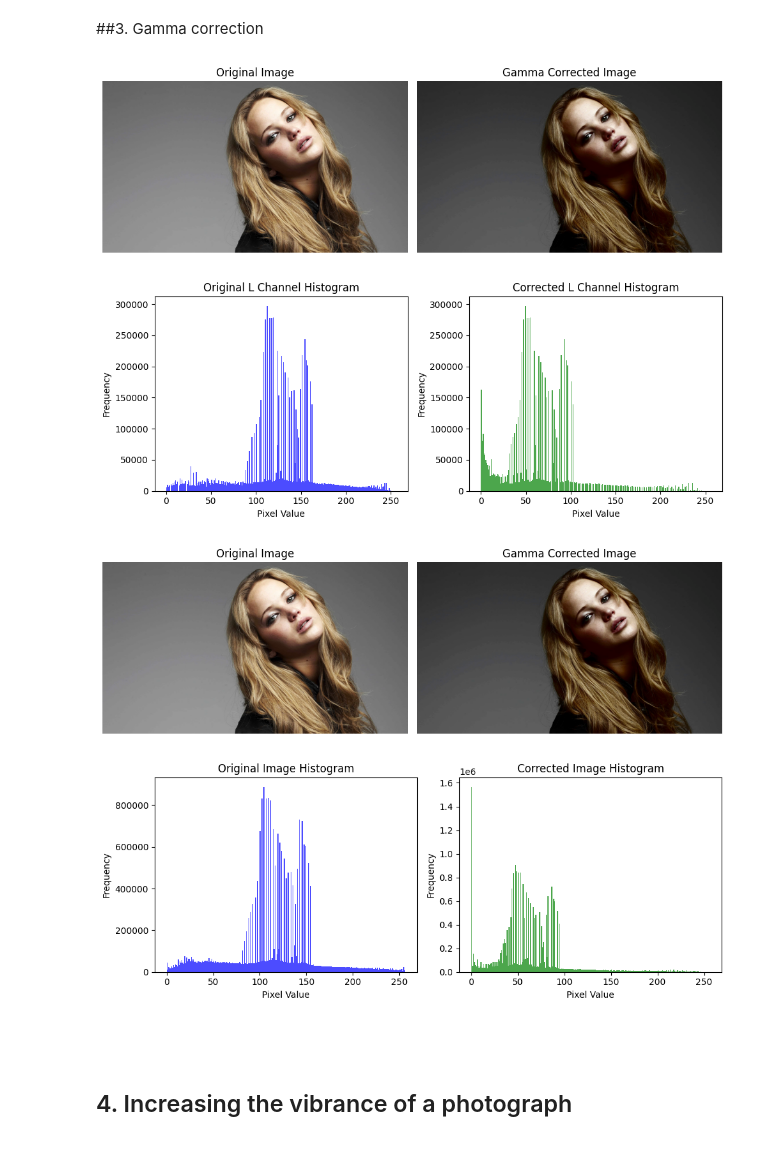
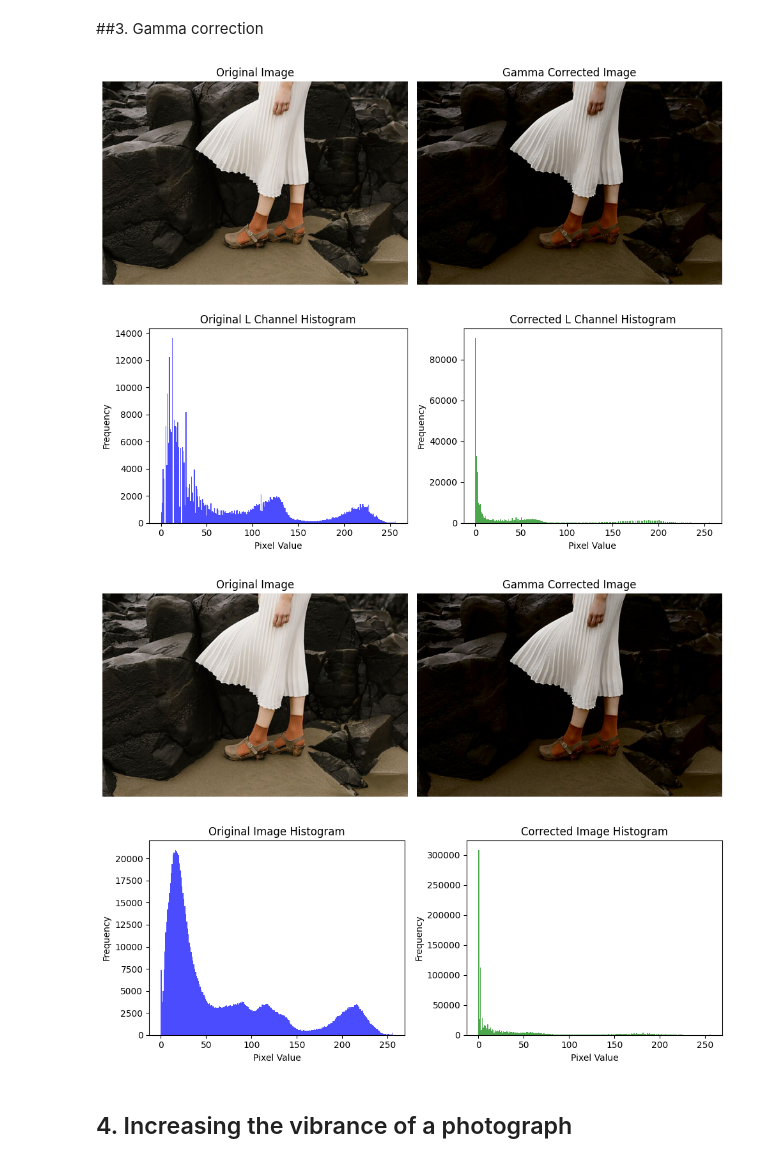
Before and after one commit to KavinduKariyawasam/Image_Processing, a Jupyter notebook: Assignment1.ipynb, the cells around one changed output. Drawn from its saved outputs; the diff is of its cells as text; code cells hidden in the pictures.

```diff
--- a/Assignment1.ipynb
+++ b/Assignment1.ipynb
@@ -88,15 +88,15 @@ Text(0.5, 1.0, 'Accentuate white matter')
 # %% [markdown]
 ##3. Gamma correction
 # %%
-import cv2
+import cv2 as cv
 import numpy as np
 import matplotlib.pyplot as plt
 
 # Load the image
-img_bgr = cv2.imread('/content/drive/MyDrive/Image processing/Assignment1/jeniffer.jpg')
+img_bgr = cv.imread('/content/drive/MyDrive/Image processing/Assignment1/highlights_and_shadows.jpg')
 
 # Convert the image to L*a*b* color space
-img_lab = cv2.cvtColor(img_bgr, cv2.COLOR_BGR2Lab)
+img_lab = cv.cvtColor(img_bgr, cv2.COLOR_BGR2Lab)
 
 # Extract the L channel
 L_channel = img_lab[:,:,0]
@@ -104,57 +104,57 @@ L_channel = img_lab[:,:,0]
 # Apply gamma correction to the L channel
 gamma = 2
 table = np.array([(i/255.0)**(gamma)*255.0 for i in np.arange(0, 256)]).astype('uint8')
-L_corrected = cv2.LUT(L_channel, table)
+L_corrected = cv.LUT(L_channel, table)
 
 # Replace the corrected L channel in the image
 img_lab_corrected = img_lab.copy()
 img_lab_corrected[:,:,0] = L_corrected
 
 # Convert the corrected image back to BGR format
-img_corrected_bgr = cv2.cvtColor(img_lab_corrected, cv2.COLOR_Lab2BGR)
-img_corrected_rgb = cv2.cvtColor(img_corrected_bgr, cv2.COLOR_BGR2RGB)
+img_corrected_bgr = cv.cvtColor(img_lab_corrected, cv.COLOR_Lab2BGR)
+img_corrected_rgb = cv.cvtColor(img_corrected_bgr, cv.COLOR_BGR2RGB)
 
 # Display the original and corrected images
 plt.figure(figsize=(10, 6))
 plt.subplot(1, 2, 1)
-plt.imshow(cv2.cvtColor(img_bgr, cv2.COLOR_BGR2RGB))
+plt.imshow(cv.cvtColor(img_bgr, cv2.COLOR_BGR2RGB))
 plt.title('Original Image')
 plt.axis('off')
 
 plt.subplot(1, 2, 2)
 plt.imshow(img_corrected_rgb)
 plt.title('Gamma Corrected Image')
 plt.axis('off')
 
 plt.tight_layout()
 plt.show()
 
 # Display histograms of the original and corrected L channels
 plt.figure(figsize=(10, 4))
 plt.subplot(1, 2, 1)
 plt.hist(L_channel.ravel(), bins=256, range=(0, 256), color='blue', alpha=0.7)
 plt.title('Original L Channel Histogram')
 plt.xlabel('Pixel Value')
 plt.ylabel('Frequency')
 
 plt.subplot(1, 2, 2)
 plt.hist(L_corrected.ravel(), bins=256, range=(0, 256), color='green', alpha=0.7)
 plt.title('Corrected L Channel Histogram')
 plt.xlabel('Pixel Value')
 plt.ylabel('Frequency')
 
 plt.tight_layout()
 plt.show()
 # %% [output]
-[figure, old version]
+[figure, new version]
-[figure, old version]
+[figure, new version]
 # %%
 import cv2
 import numpy as np
 import matplotlib.pyplot as plt
 
 # Load the image in BGR format
-img_bgr = cv2.imread('/content/drive/MyDrive/Image processing/Assignment1/jeniffer.jpg')
+img_bgr = cv2.imread('/content/drive/MyDrive/Image processing/Assignment1/highlights_and_shadows.jpg')
 
 # Convert to L*a*b* color space
 img_lab = cv2.cvtColor(img_bgr, cv2.COLOR_BGR2Lab)
@@ -207,10 +207,8 @@ plt.ylabel('Frequency')
 plt.tight_layout()
 plt.show()
 # %% [output]
-[figure, old version]
+[figure, new version]
-[figure, old version]
+[figure, new version]
-# %% [markdown]
-##
 # %% [markdown]
 ## 4. Increasing the vibrance of a photograph
 # %%
```
Also changed, not shown: parts of 1 cell of this notebook.
